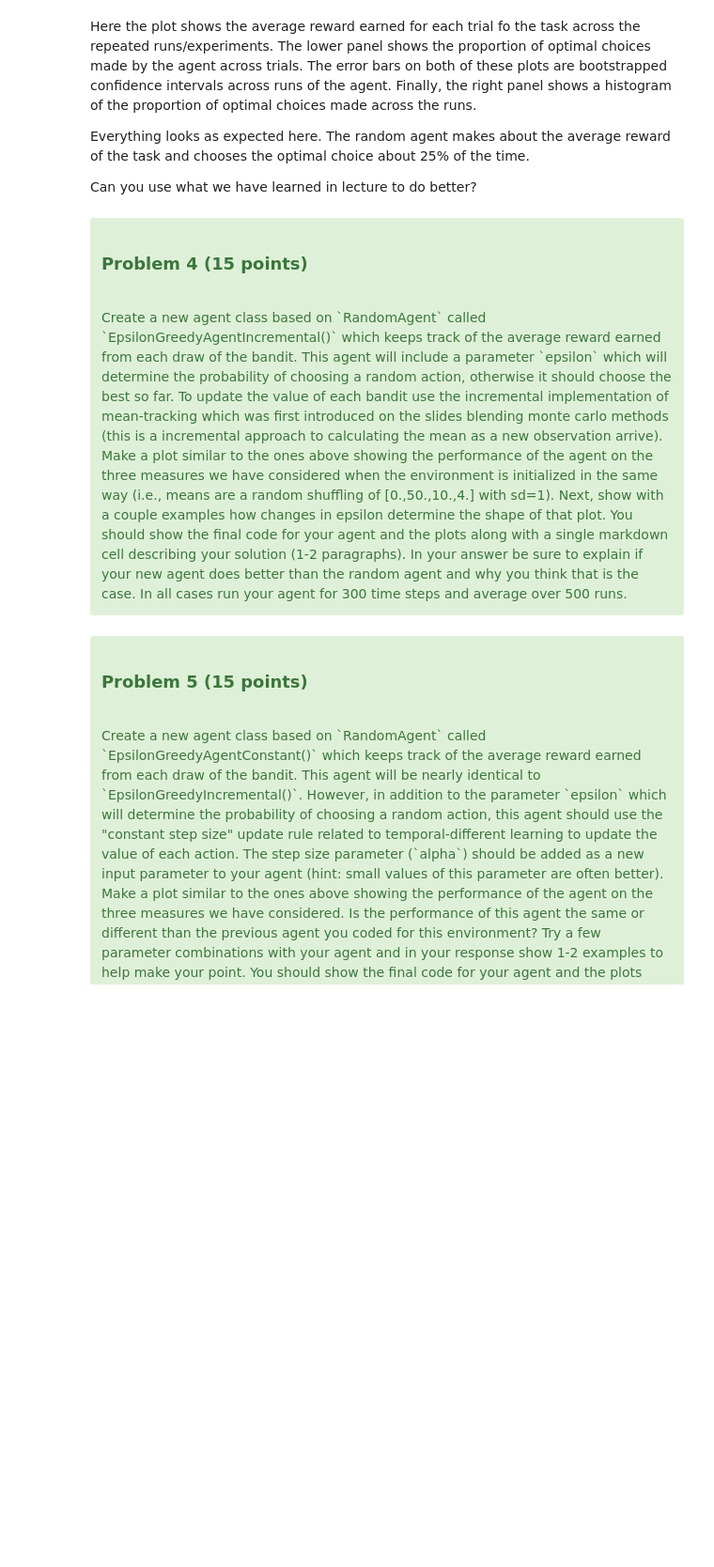
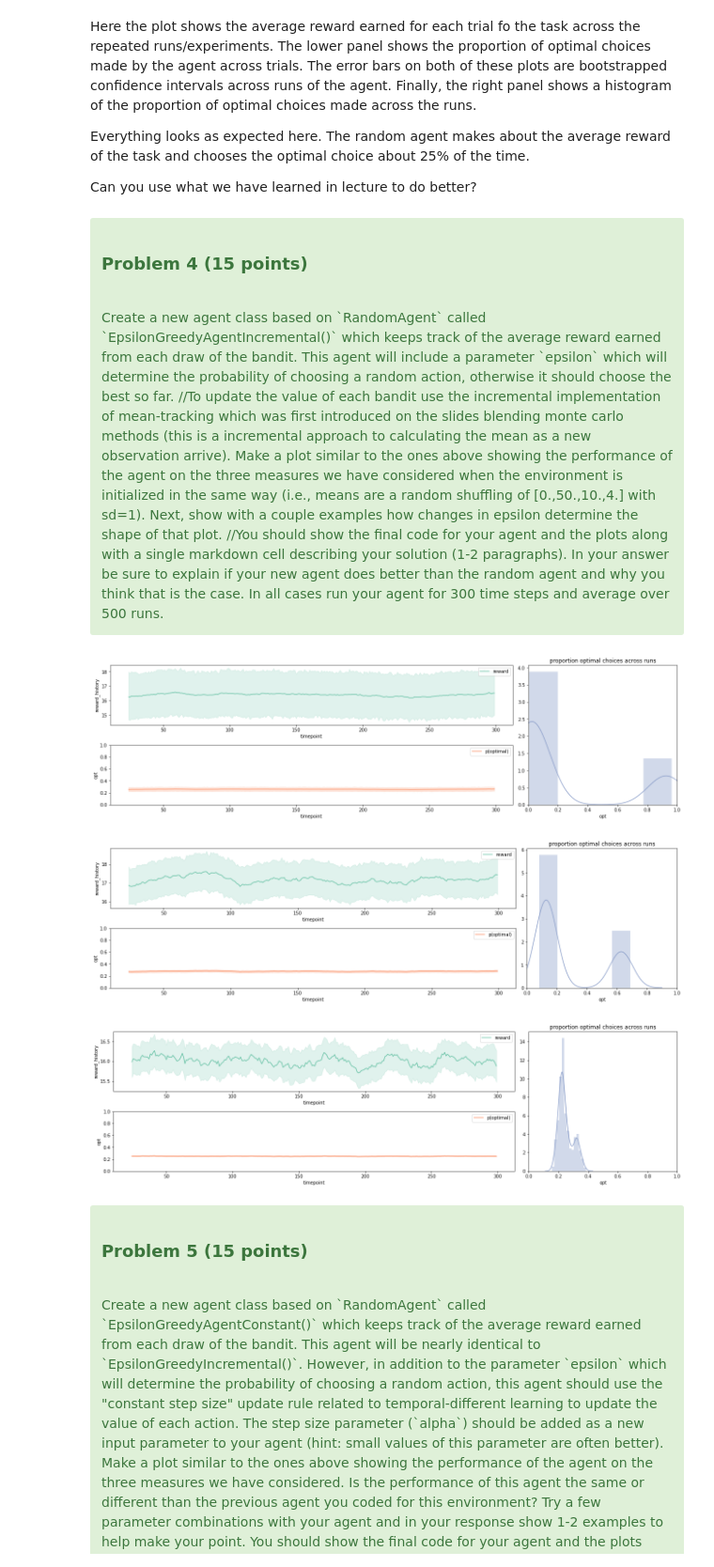
Before and after one commit to elenatheodora/CCM-Spring2021, a Jupyter notebook: homework-RL/Homework-RL-B.ipynb, the cells around one changed output. Shown at 94% size. Cells and saved outputs as stored; diff of their text form; code cells hidden in the pictures; blank space fills up the shorter version.

```diff
--- a/homework-RL/Homework-RL-B.ipynb
+++ b/homework-RL/Homework-RL-B.ipynb
@@ -155,8 +160,64 @@ Can you use what we have learned in lecture to do better?
 # %% [markdown]
 <div class="alert alert-success" role="alert">
 <h3> Problem 4 (15 points) </h3><br>
-  Create a new agent class based on `RandomAgent` called `EpsilonGreedyAgentIncremental()` which keeps track of the average reward earned from each draw of the bandit.  This agent will include a parameter `epsilon` which will determine the probability of choosing a random action, otherwise it should choose the best so far.  To update the value of each bandit use the incremental implementation of mean-tracking which was first introduced on the slides blending monte carlo methods (this is a incremental approach to calculating the mean as a new observation arrive).  Make a plot similar to the ones above showing the performance of the agent on the three measures we have considered when the environment is initialized in the same way (i.e., means are a random shuffling of [0.,50.,10.,4.] with sd=1).  Next, show with a couple examples how changes in epsilon determine the shape of that plot.  You should show the final code for your agent and the plots along with a single markdown cell describing your solution (1-2 paragraphs).  In your answer be sure to explain if your new agent does better than the random agent and why you think that is the case.  In all cases run your agent for 300 time steps and average over 500 runs.
+  Create a new agent class based on `RandomAgent` called `EpsilonGreedyAgentIncremental()` which keeps track of the average reward earned from each draw of the bandit.  This agent will include a parameter `epsilon` which will determine the probability of choosing a random action, otherwise it should choose the best so far.  //To update the value of each bandit use the incremental implementation of mean-tracking which was first introduced on the slides blending monte carlo methods (this is a incremental approach to calculating the mean as a new observation arrive).  Make a plot similar to the ones above showing the performance of the agent on the three measures we have considered when the environment is initialized in the same way (i.e., means are a random shuffling of [0.,50.,10.,4.] with sd=1).  Next, show with a couple examples how changes in epsilon determine the shape of that plot.  //You should show the final code for your agent and the plots along with a single markdown cell describing your solution (1-2 paragraphs).  In your answer be sure to explain if your new agent does better than the random agent and why you think that is the case.  In all cases run your agent for 300 time steps and average over 500 runs.
 </div>
+# %%
+class EpsilonGreedyAgentIncremental(): # photo
+    def __init__(self, k, eps):
+        self.num_actions = k
+        self.epsilon=eps
+        self.values_dict = {i: 0 for i in range(k)}
+        self.num_visits = {i:0 for i in range(k)}
+        pass
+
+    def choose(self):
+        random_num = np.random.uniform(0,1)
+        if random_num <= eps:
+            return np.random.randint(self.num_actions)
+        else:
+            return max(self.values_dict, key= self.values_dict.get)
+
+    def learn(self, reward, action):
+        self.num_visits[action] += 1
+        self.values_dict[action] += (1/self.num_visits[action]) * (reward - self.values_dict[action])
+        pass
+# %%
+np.random.seed(100) # fix a seed for repeatable experiments
+for eps in [0.1, 0.5, 0.9]: # try 3 epsilons
+    # parameters of simulation
+    n_timesteps = 300
+    n_runs = 500
+
+    # set up bandit options
+    n_bandits = 4
+    bandit_means = [0,50,10,4]
+    bandit_sds = [1]*n_bandits
+
+    reward_history = []
+    opt_history = []
+    run_history = []
+    timestep = []
+
+    for run in range(n_runs):  # repeat a given number random repetitions of the experiment
+        agent = EpsilonGreedyAgentIncremental(n_bandits, eps) # call function I just wrote
+        np.random.shuffle(bandit_means) # randomize location of "best"
+        bandit = KArmBanditStationary(bandit_means,bandit_sds) # create a new bandit
+        for i in range(n_timesteps): # for a certain number of time steps
+            choice = agent.choose() # let the agent choose
+            reward, opt = bandit.step(choice)
+            reward_history.append(reward)
+            opt_history.append(opt)
+            run_history.append(run)
+            timestep.append(i)
+
+    # plot the results
+    sim_result_df=pd.DataFrame({"run": run_history, "timepoint": timestep, "reward_history":reward_history, "opt": opt_history})
+    plot_results(sim_result_df)
+# %% [output]
+[figure, added]
+[figure, added]
+[figure, added]
 # %% [markdown]
 <div class="alert alert-success" role="alert">
 <h3> Problem 5 (15 points) </h3><br>
```
Also changed, not shown: parts of 15 cells of this notebook, 4 other files.
